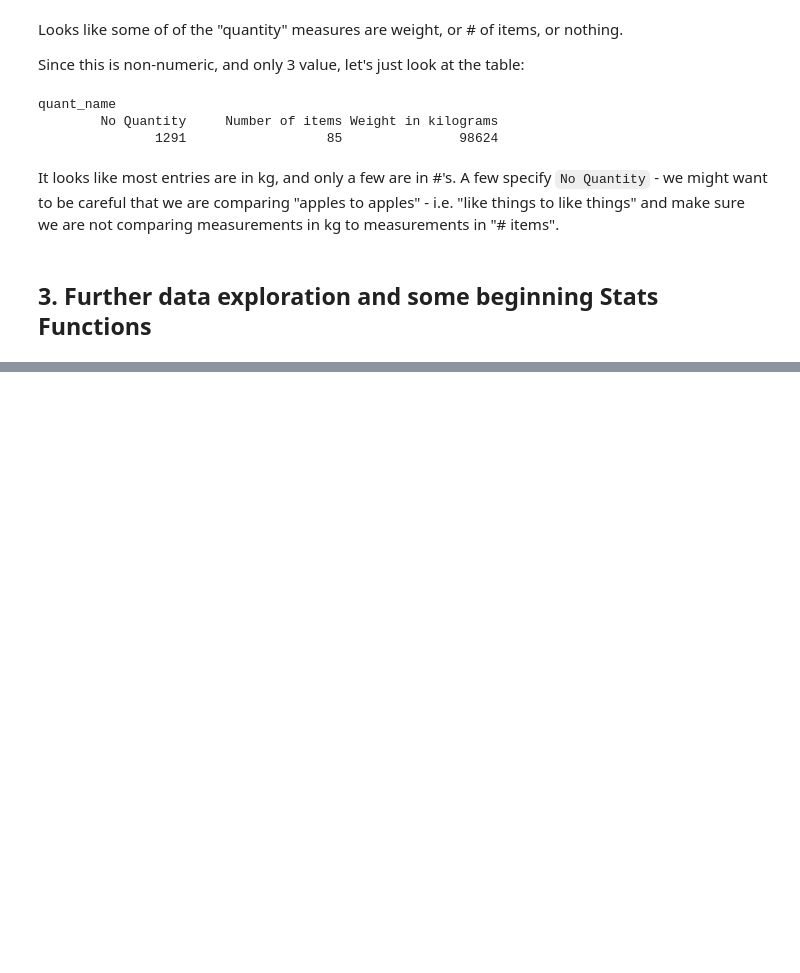
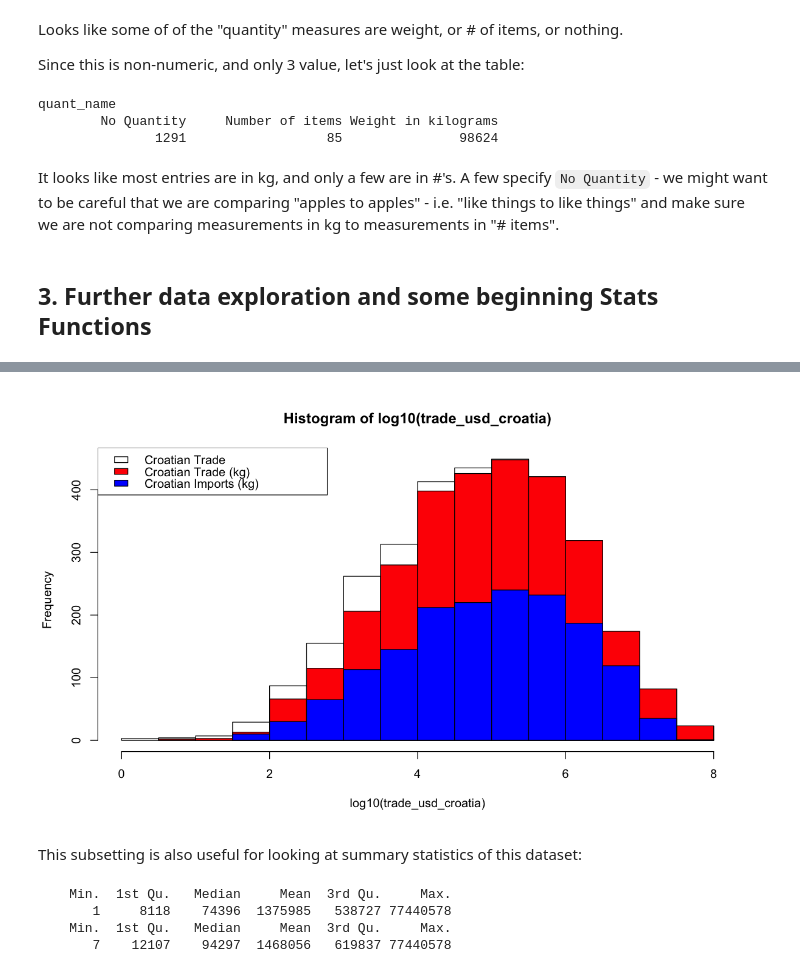
Before and after one commit to jnaiman/is542_spring2020, a Jupyter notebook: week02/prep_notebook_fishdata_week02_part2.ipynb, the cells around one changed output, grey strips where cells are left out. Saved outputs shown, nothing was run; the diff lists cells and outputs as text; code cells hidden in the pictures; blank space fills up the shorter version.

```diff
--- a/week02/prep_notebook_fishdata_week02_part2.ipynb
+++ b/week02/prep_notebook_fishdata_week02_part2.ipynb
@@ -202,0 +254,27 @@ It looks like most entries are in kg, and only a few are in #'s. A few specify `
+# %%
+mask = (country=="Croatia") & (quant_name == "Weight in kilograms") & (transaction == "Import")
+trade_usd_croatia_kg_import = subset(trade_usd,mask)
+# %%
+options(repr.plot.width=10, repr.plot.height=6)
+
+hist(log10(trade_usd_croatia))
+
+hist(log10(trade_usd_croatia_kg),col=rgb(1,0,0),add=T)
+
+hist(log10(trade_usd_croatia_kg_import),col=rgb(0,0,1),add=T)
+
+# and of course, no plot is complete without a legend!
+legend("topleft",c("Croatian Trade","Croatian Trade (kg)", "Croatian Imports (kg)"),
+       fill=c(rgb(1,1,1),rgb(1,0,0),rgb(0,0,1)))
+# %% [output]
+[figure, added]
+# %% [markdown]
+This subsetting is also useful for looking at summary statistics of this dataset:
+# %%
+print(summary(trade_usd_croatia))
+print(summary(trade_usd_croatia_kg))
+# %% [output]
+    Min.  1st Qu.   Median     Mean  3rd Qu.     Max.
+       1     8118    74396  1375985   538727 77440578
+    Min.  1st Qu.   Median     Mean  3rd Qu.     Max.
+       7    12107    94297  1468056   619837 77440578
```
Also changed, not shown: parts of 45 cells of this notebook, 1 other file.
